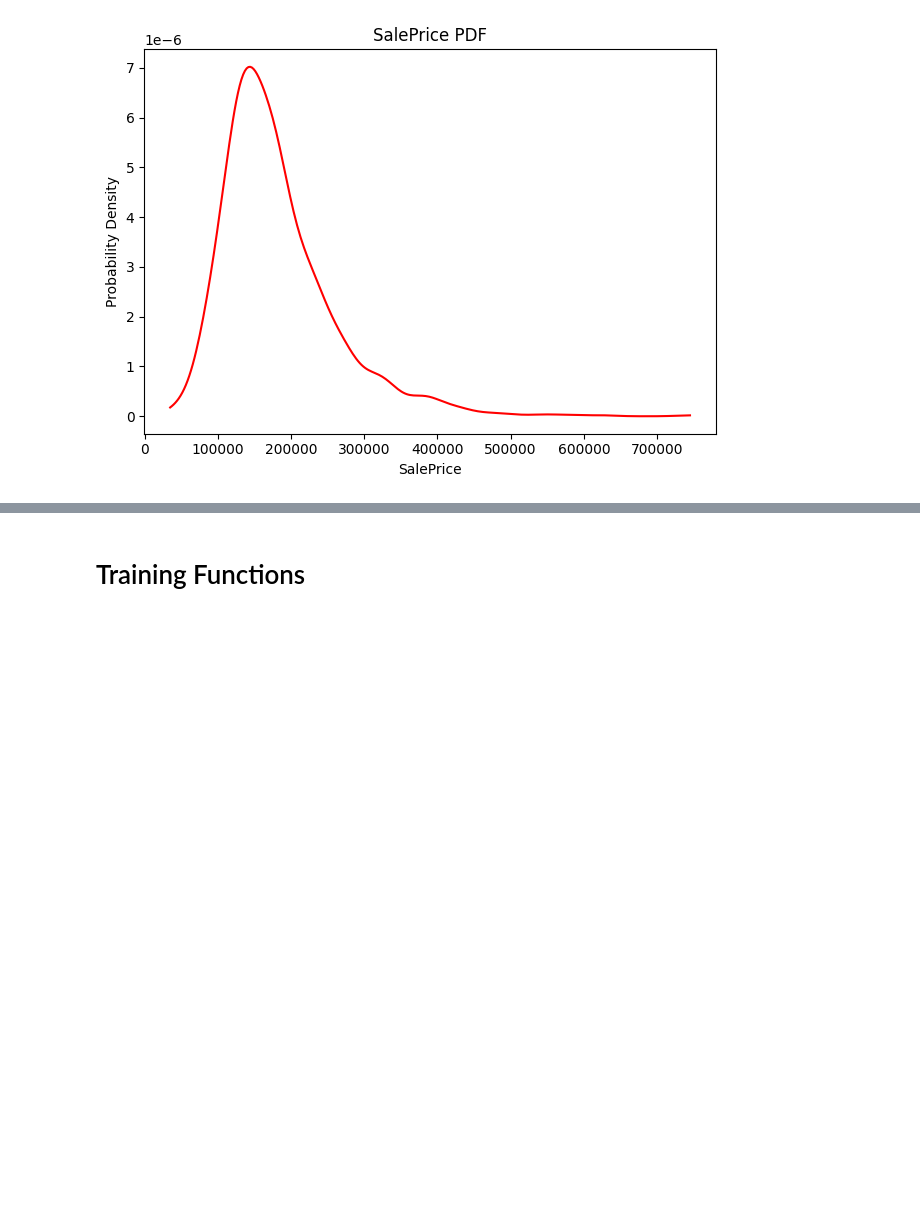
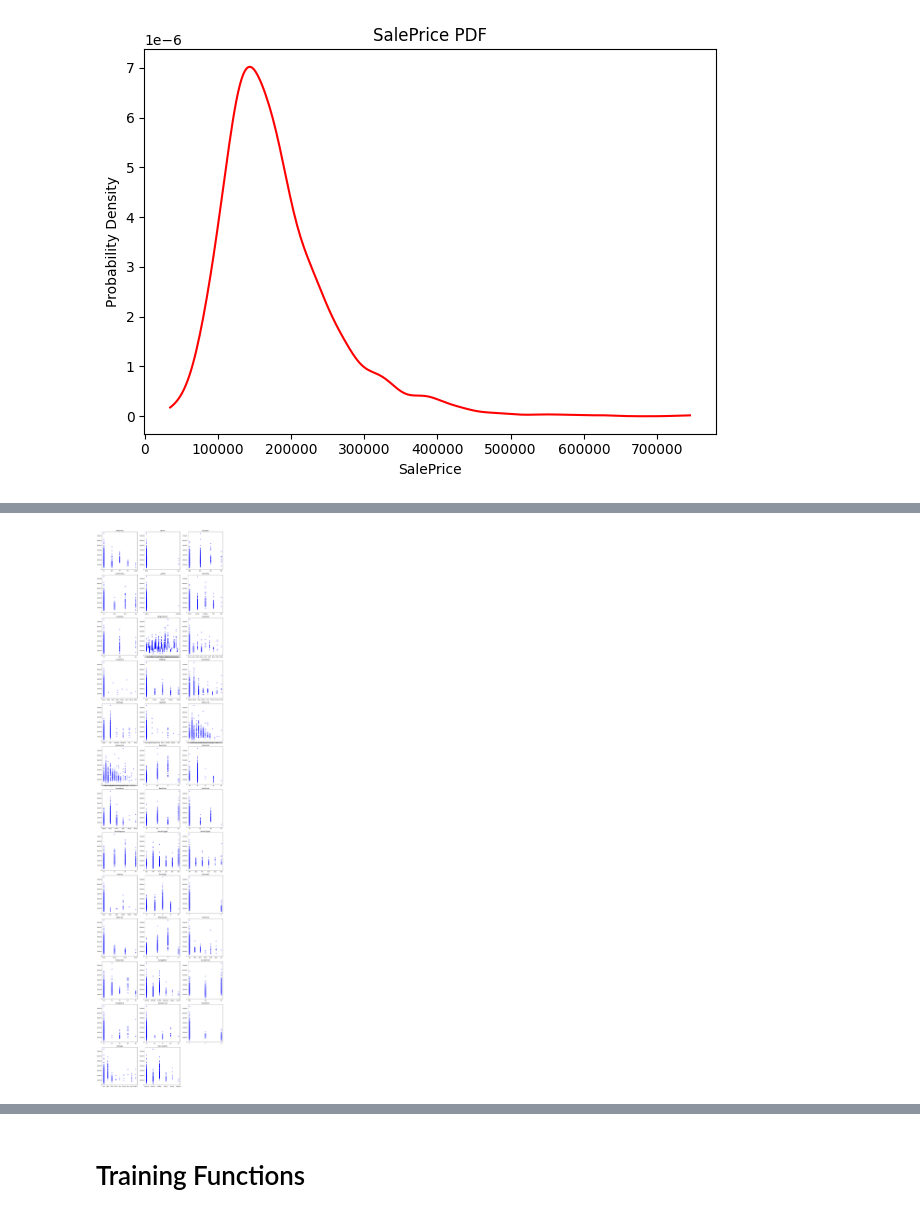
Before and after one commit to vvaza22/ml-assignment-1, a Jupyter notebook: model_experiment.ipynb, the cells around one changed output, grey strips where cells are left out. Saved outputs shown, nothing was run; the diff lists cells and outputs as text; code cells hidden in the pictures; blank space fills up the shorter version.

```diff
--- a/model_experiment.ipynb
+++ b/model_experiment.ipynb
@@ -253 +355,5 @@ def plot_num(vals, ax):
+# %%
+plot_feats(dataset=X_train_na_free, feats=na_filler.cat_feats, plot_strategy=plot_scatter)
+# %% [output]
+[figure, added]
 # %% [markdown]
```
Also changed, not shown: parts of 75 cells of this notebook, 2 other files.
